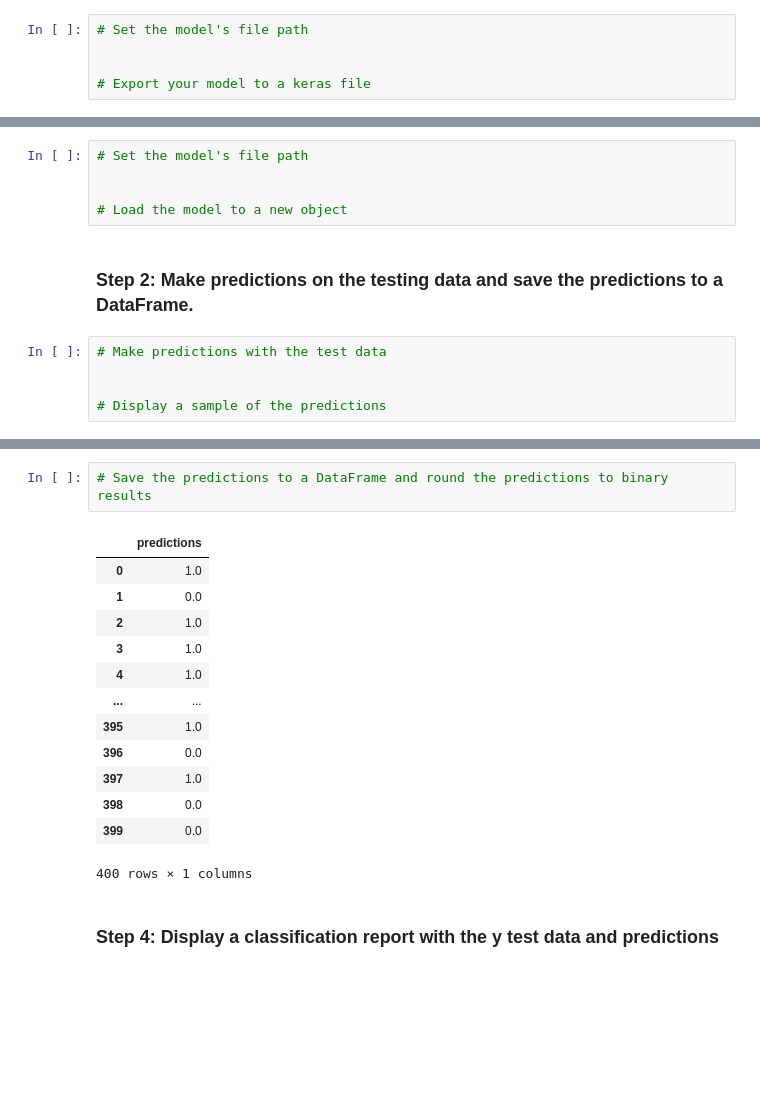
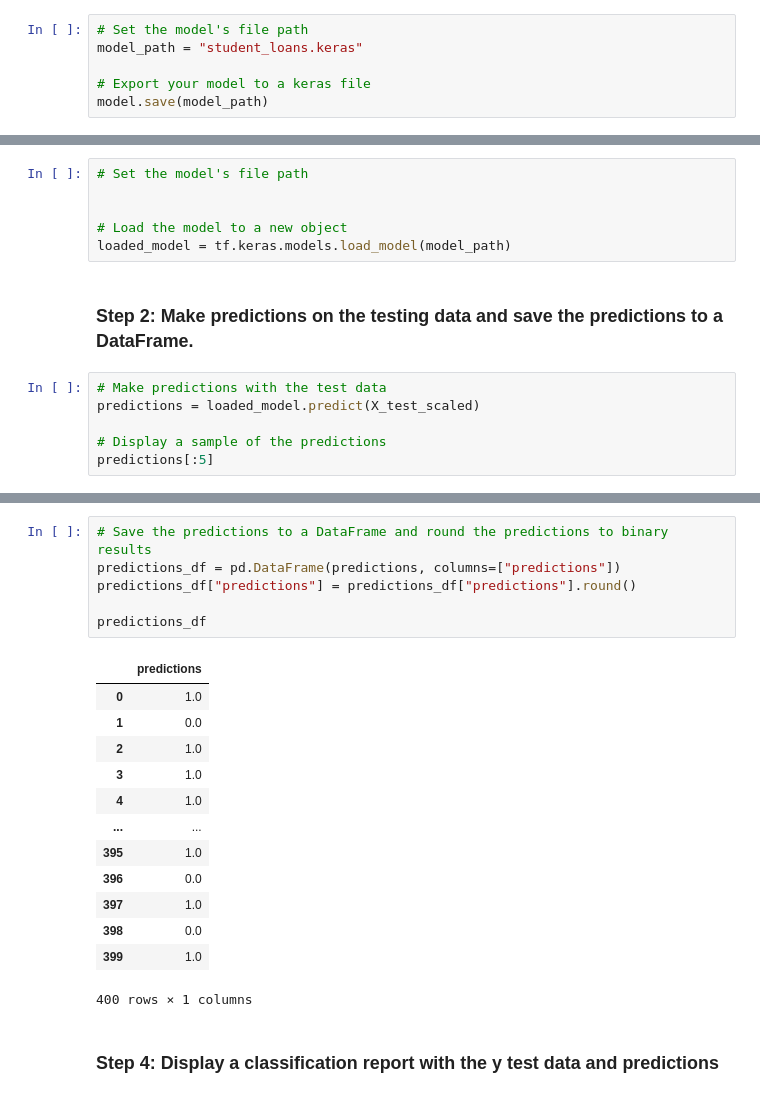
Before and after one commit to jdanielle12/neural-network-challenge-1, a Jupyter notebook: Copy_of_student_loans_with_deep_learning.ipynb, the cells around one changed output, grey strips where cells are left out. Cells and saved outputs as stored; diff of their text form; blank space fills up the shorter version.

Commit message:
completed the assignment and questions. However, the models accuracy isn't correct when comparing the expected outputs with the current outputs of my code. Some tuning will need to be done

```diff
--- a/student_loans_with_deep_learning (3).ipynb
+++ b/Copy_of_student_loans_with_deep_learning.ipynb
@@ -191,9 +194,10 @@ Loss: 0.5049149394035339, Accuracy: 0.7350000143051147
 ### Step 4: Save and export your model to a keras file, and name the file `student_loans.keras`.
 # %%
 # Set the model's file path
-
+model_path = "student_loans.keras"
 
 # Export your model to a keras file
+model.save(model_path)
 # %% [markdown]
 ---
 ## Predict Loan Repayment Success by Using your Neural Network Model
@@ -204,11 +208,13 @@ Loss: 0.5049149394035339, Accuracy: 0.7350000143051147
 
 
 # Load the model to a new object
+loaded_model = tf.keras.models.load_model(model_path)
 # %% [markdown]
 ### Step 2: Make predictions on the testing data and save the predictions to a DataFrame.
 # %%
 # Make predictions with the test data
-
+predictions = loaded_model.predict(X_test_scaled)
 
 # Display a sample of the predictions
+predictions[:5]
 # %% [output]
@@ -221,18 +227,22 @@ array([[0.63573396],
 # %%
 # Save the predictions to a DataFrame and round the predictions to binary results
+predictions_df = pd.DataFrame(predictions, columns=["predictions"])
+predictions_df["predictions"] = predictions_df["predictions"].round()
+
+predictions_df
 # %% [output]
 |  | predictions |
 | 0 | 1.0 |
 | 1 | 0.0 |
 | 2 | 1.0 |
 | 3 | 1.0 |
 | 4 | 1.0 |
 | ... | ... |
 | 395 | 1.0 |
 | 396 | 0.0 |
 | 397 | 1.0 |
 | 398 | 0.0 |
-| 399 | 0.0 |
+| 399 | 1.0 |
 400 rows × 1 columns
 # %% [markdown]
 ### Step 4: Display a classification report with the y test data and predictions
```
Also changed, not shown: parts of 10 cells of this notebook.
